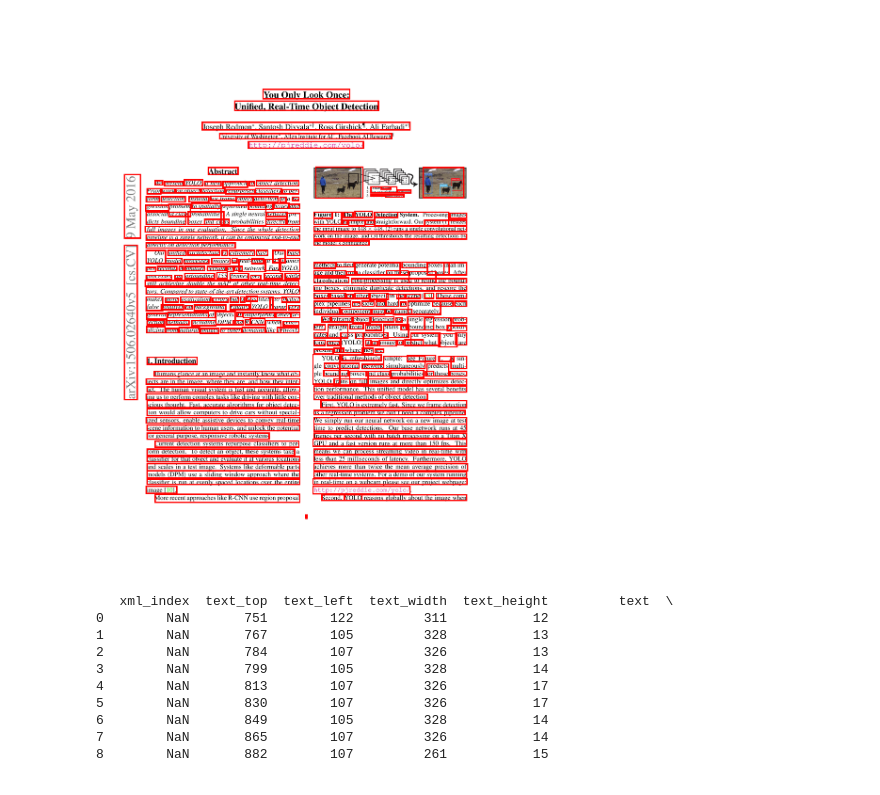
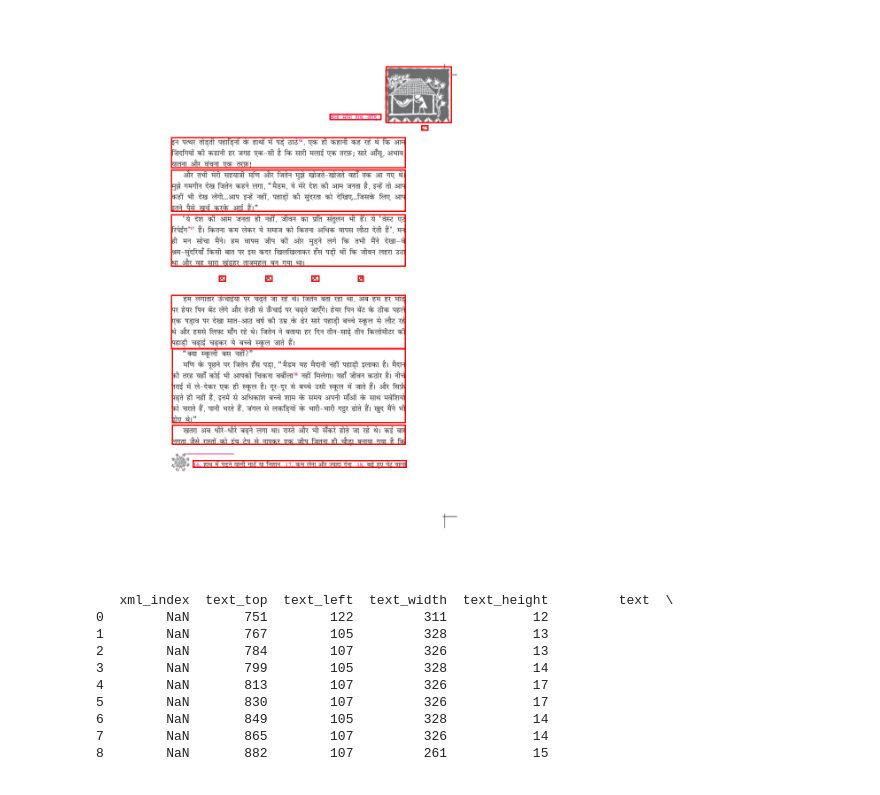
Before and after one commit to project-anuvaad/anuvaad, a Jupyter notebook: anuvaad-etl/anuvaad-extractor/block-merger/src/notebooks/visualize_bm.ipynb, the cells around one changed output. Cells and saved outputs as stored; diff of their text form; code cells hidden in the pictures.

```diff
--- a/anuvaad-etl/anuvaad-extractor/block-merger/src/notebooks/visualize_bm.ipynb
+++ b/anuvaad-etl/anuvaad-extractor/block-merger/src/notebooks/visualize_bm.ipynb
@@ -113,18 +113,17 @@ width_ratio = pdf_data['page_width'] / pdf_data['pdf_image_width']
 height_ratio = pdf_data['page_height'] / pdf_data['pdf_image_height']
 predict_primanet(img_filepath,pdf_bg_img_filepaths,to_check[0],width_ratio,height_ratio)
 # %%
-page_index = 0
-
-to_check        = pdf_data['h_dfs']
-to_check_in_df        = pdf_data['v_dfs'][page_index]
+page_index = 1
+to_check        = pdf_data['p_dfs']
+#to_check_in_df        = pdf_data['v_dfs'][page_index]
 img_filepath    = pdf_data['pdf_image_paths'][page_index]
 pdf_bg_img_filepaths  = pdf_data['pdf_bg_img_filepaths'][page_index]
 df              = to_check[page_index]
 
 desired_width, desired_height = pdf_data['page_width'] , pdf_data['page_height']
 draw_box(img_filepath,desired_width, desired_height, 'path',df, color="red", save=False)
 # %% [output]
-[figure, old version]
+[figure, new version]
 # %%
 for i in to_check_in_df['children']:
     d =pd.read_json(i)
```
Also changed, not shown: parts of 3 cells of this notebook, 2 other files.
